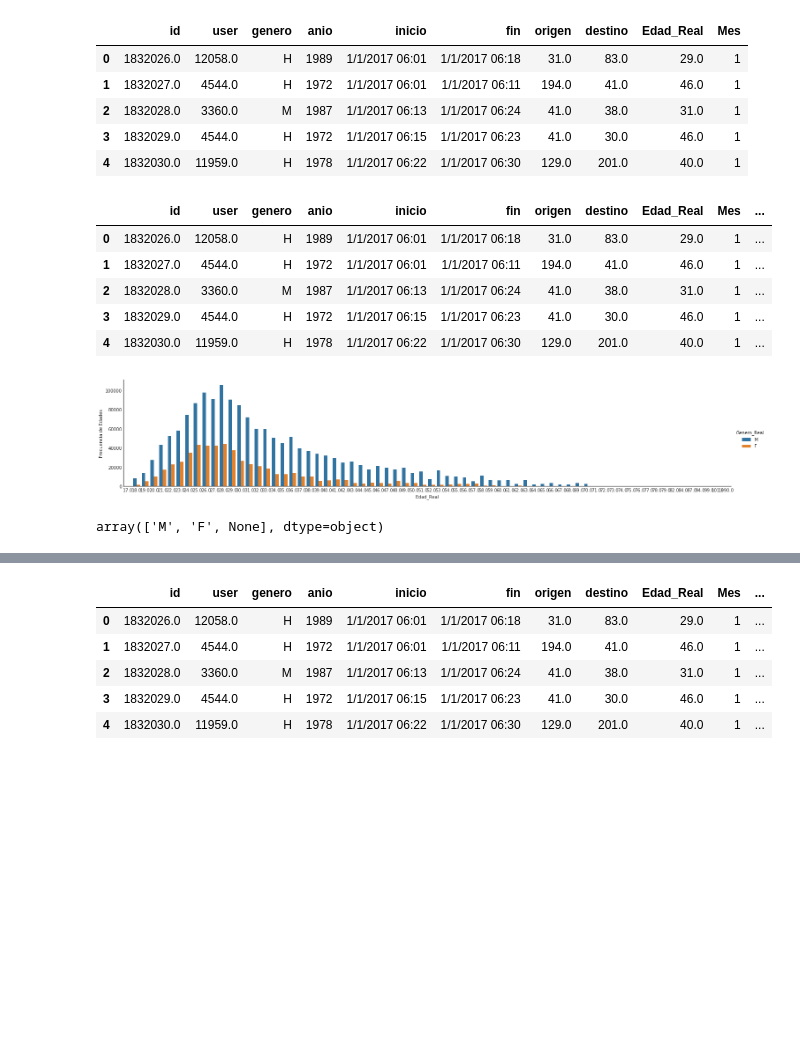
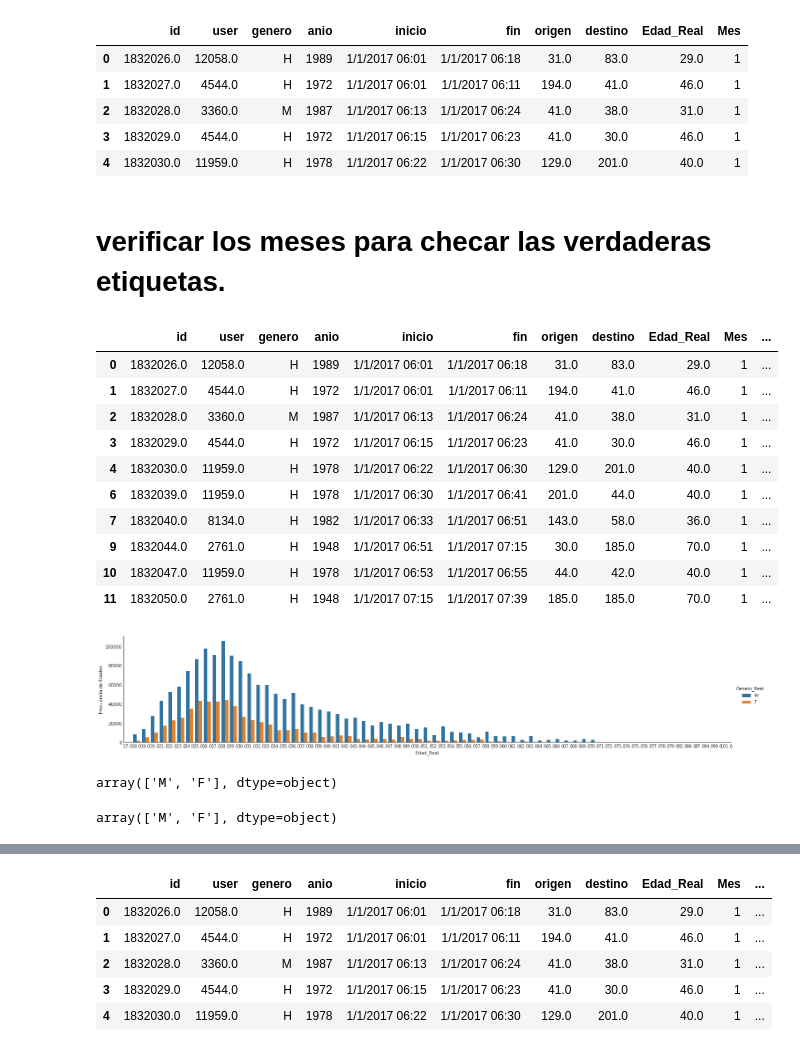
Before and after one commit to connectorybybosch/WorkshopData, a Jupyter notebook: Version_Final_Workshop_Final.ipynb, the cells around one changed output, grey strips where cells are left out. Drawn from its saved outputs; the diff is of its cells as text; code cells hidden in the pictures; blank space fills up the shorter version.

```diff
--- a/Version_Final_Workshop_Final.ipynb
+++ b/Version_Final_Workshop_Final.ipynb
@@ -30,4 +30,4 @@ import ipywidgets as widgets
 [Datos Abiertos MiBici](https://www.mibici.net/es/datos-abiertos/)
 # %%
 #En primer lugar cargamos el csv al notebook utilizando pandas para eso.
-MiBici_2017 = pd.read_csv('mibici.csv', dtype={ 'Edad': str })
+MiBici_2017 = pd.read_csv('mibici.csv', dtype={ 'Edad': str }, low_memory=False)
@@ -109,0 +109,4 @@ MiBici_2017.head(10)
+# %%
+MiBici_2017 = MiBici_2017[MiBici_2017.anio != '0028-02-18']
+# %%
+MiBici_2017 = MiBici_2017[MiBici_2017.anio != '28.0']
@@ -112,7 +151,7 @@ def Edades(Edad):
     #Edad, Genero = Edad
     anio, genero = Edad
     try:
-            Anio_nac = 2018 - int(anio)
+            Anio_nac = 2018 - float(anio)
             return Anio_nac
     except:
         print(anio)
@@ -223,6 +260,8 @@ MiBici_2017.head()
 | 2 | 1832028.0 | 3360.0 | M | 1987 | 1/1/2017 06:13 | 1/1/2017 06:24 | 41.0 | 38.0 | 31.0 | 1 |
 | 3 | 1832029.0 | 4544.0 | H | 1972 | 1/1/2017 06:15 | 1/1/2017 06:23 | 41.0 | 30.0 | 46.0 | 1 |
 | 4 | 1832030.0 | 11959.0 | H | 1978 | 1/1/2017 06:22 | 1/1/2017 06:30 | 129.0 | 201.0 | 40.0 | 1 |
+# %% [markdown]
+# verificar los meses para checar las verdaderas etiquetas.
 # %%
 def Genero_Real(Genero):
     Mes, genero = Genero
@@ -238,23 +277,28 @@ def Genero_Real(Genero):
 # %%
 MiBici_2017['Genero_Real'] = MiBici_2017[['Mes','genero']].apply(Genero_Real, axis = 1) # 2 min
 # %%
-MiBici_2017.head()
+MiBici_2017.head(10)
 # %% [output]
 |  | id | user | genero | anio | inicio | fin | origen | destino | Edad_Real | Mes | ... |
 | 0 | 1832026.0 | 12058.0 | H | 1989 | 1/1/2017 06:01 | 1/1/2017 06:18 | 31.0 | 83.0 | 29.0 | 1 | ... |
 | 1 | 1832027.0 | 4544.0 | H | 1972 | 1/1/2017 06:01 | 1/1/2017 06:11 | 194.0 | 41.0 | 46.0 | 1 | ... |
 | 2 | 1832028.0 | 3360.0 | M | 1987 | 1/1/2017 06:13 | 1/1/2017 06:24 | 41.0 | 38.0 | 31.0 | 1 | ... |
 | 3 | 1832029.0 | 4544.0 | H | 1972 | 1/1/2017 06:15 | 1/1/2017 06:23 | 41.0 | 30.0 | 46.0 | 1 | ... |
 | 4 | 1832030.0 | 11959.0 | H | 1978 | 1/1/2017 06:22 | 1/1/2017 06:30 | 129.0 | 201.0 | 40.0 | 1 | ... |
+| 6 | 1832039.0 | 11959.0 | H | 1978 | 1/1/2017 06:30 | 1/1/2017 06:41 | 201.0 | 44.0 | 40.0 | 1 | ... |
+| 7 | 1832040.0 | 8134.0 | H | 1982 | 1/1/2017 06:33 | 1/1/2017 06:51 | 143.0 | 58.0 | 36.0 | 1 | ... |
+| 9 | 1832044.0 | 2761.0 | H | 1948 | 1/1/2017 06:51 | 1/1/2017 07:15 | 30.0 | 185.0 | 70.0 | 1 | ... |
+| 10 | 1832047.0 | 11959.0 | H | 1978 | 1/1/2017 06:53 | 1/1/2017 06:55 | 44.0 | 42.0 | 40.0 | 1 | ... |
+| 11 | 1832050.0 | 2761.0 | H | 1948 | 1/1/2017 07:15 | 1/1/2017 07:39 | 185.0 | 185.0 | 70.0 | 1 | ... |
 # %%
 datas = pd.DataFrame(MiBici_2017, columns = ['Genero_Real','Edad_Real'])
 with sns.axes_style('white'):
     g = sns.factorplot("Edad_Real", data=datas, aspect=5.0, kind='count', hue='Genero_Real')
     g.set_ylabels('Frecuencia de Edades')
 # %% [output]
-[figure, old version]
+[figure, new version]
 # %%
 #Podemos observar que no tenemos el problema de los generos.
 MiBici_2017.Genero_Real.unique()
 # %% [output]
-array(['M', 'F', None], dtype=object)
+array(['M', 'F'], dtype=object)
@@ -261,3 +309,7 @@ array(['M', 'F', None], dtype=object)
+# %%
+MiBici_2017.Genero_Real.unique()
+# %% [output]
+array(['M', 'F'], dtype=object)
 # %%
 #MiBici_2017.groupby(['Genero_Real', 'Edad_Real']).mean()
 # %%
```
Also changed, not shown: parts of 74 cells of this notebook.
